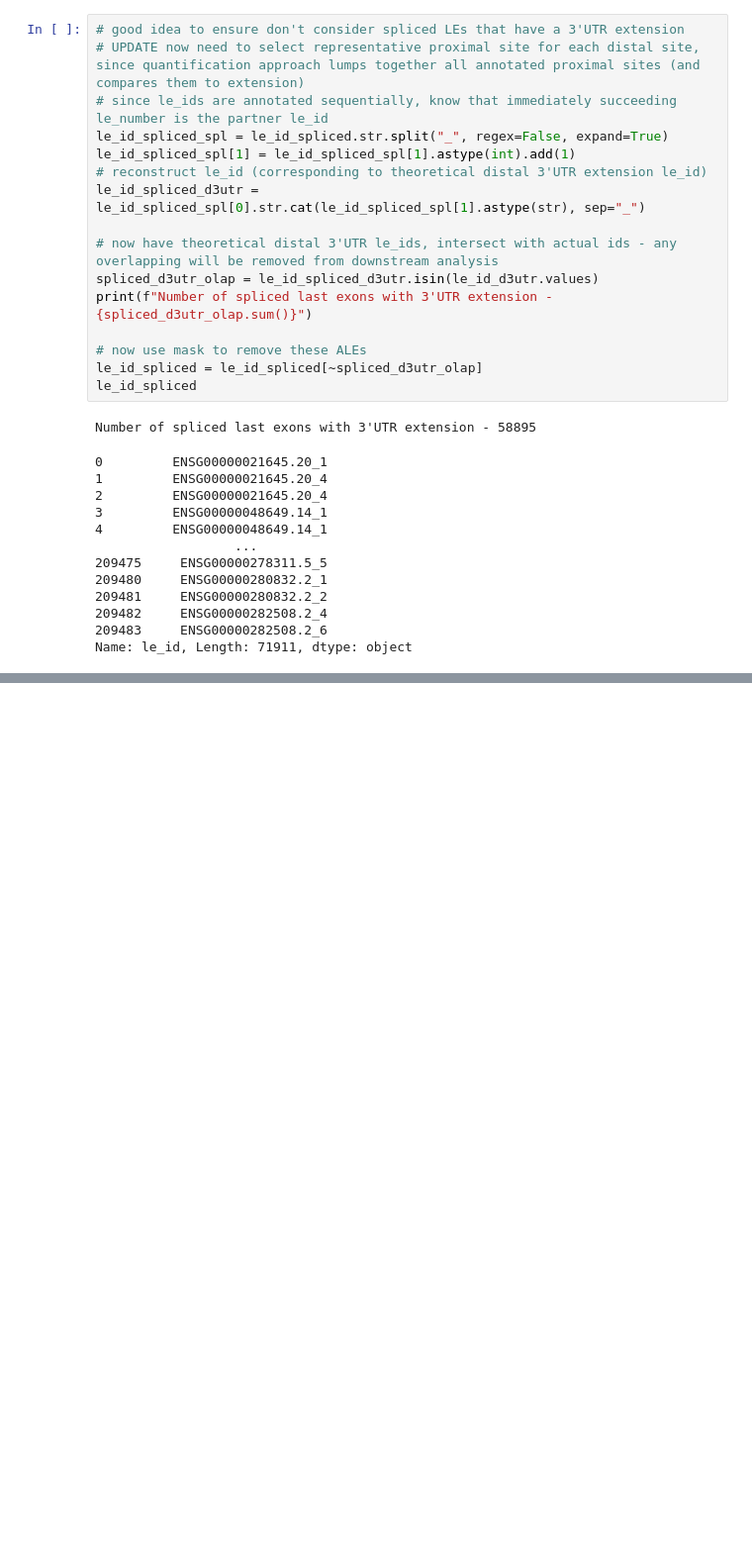
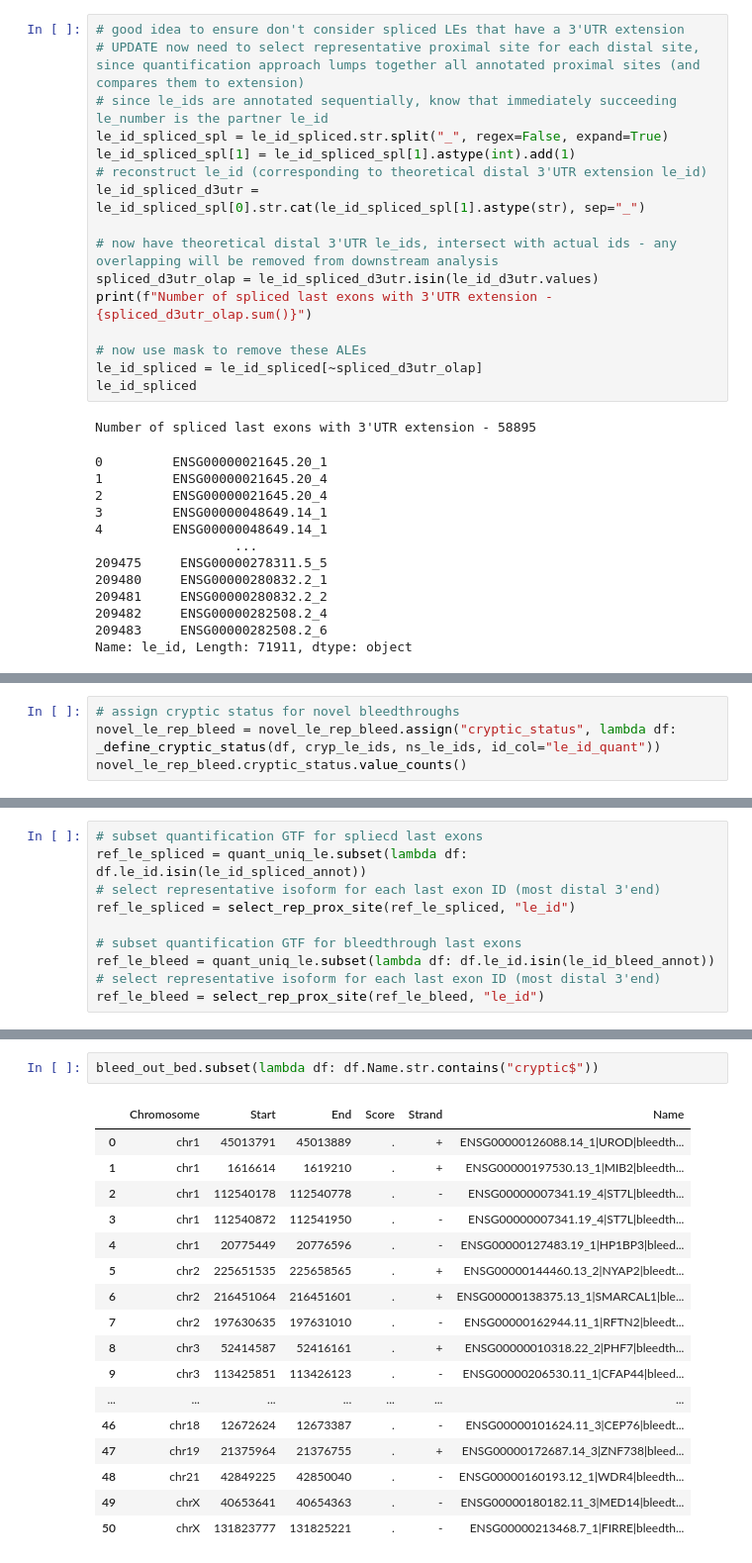
Before and after one commit to frattalab/tdp43-apa, a Jupyter notebook: motifs/notebooks/define_iclip_regions_ale.ipynb, the cells around one changed output, grey strips where cells are left out. Shown: that part at 99% size. Cells and saved outputs as stored; diff of their text form; blank space fills up the shorter version.

```diff
--- a/motifs/notebooks/define_iclip_regions_ale.ipynb
+++ b/motifs/notebooks/define_iclip_regions_ale.ipynb
@@ -77,0 +154,4 @@ print({dec: len(ids) for dec, ids in rep_choices_spliced.items()})
+# %%
+# assign cryptic status for novel bleedthroughs
+novel_le_rep_bleed = novel_le_rep_bleed.assign("cryptic_status", lambda df: _define_cryptic_status(df, cryp_le_ids, ns_le_ids, id_col="le_id_quant"))
+novel_le_rep_bleed.cryptic_status.value_counts()
@@ -77,0 +266,10 @@ print({dec: len(ids) for dec, ids in rep_choices_spliced.items()})
+# %%
+# subset quantification GTF for spliecd last exons
+ref_le_spliced = quant_uniq_le.subset(lambda df: df.le_id.isin(le_id_spliced_annot))
+# select representative isoform for each last exon ID (most distal 3'end)
+ref_le_spliced = select_rep_prox_site(ref_le_spliced, "le_id")
+
+# subset quantification GTF for bleedthrough last exons
+ref_le_bleed = quant_uniq_le.subset(lambda df: df.le_id.isin(le_id_bleed_annot))
+# select representative isoform for each last exon ID (most distal 3'end)
+ref_le_bleed = select_rep_prox_site(ref_le_bleed, "le_id")
@@ -77,0 +409,20 @@ print({dec: len(ids) for dec, ids in rep_choices_spliced.items()})
+# %%
+bleed_out_bed.subset(lambda df: df.Name.str.contains("cryptic$"))
+# %% [output]
+|  | Chromosome | Start | End | Score | Strand | Name |
+| 0 | chr1 | 45013791 | 45013889 | . | + | ENSG00000126088.14_1|UROD|bleedth... |
+| 1 | chr1 | 1616614 | 1619210 | . | + | ENSG00000197530.13_1|MIB2|bleedth... |
+| 2 | chr1 | 112540178 | 112540778 | . | - | ENSG00000007341.19_4|ST7L|bleedth... |
+| 3 | chr1 | 112540872 | 112541950 | . | - | ENSG00000007341.19_4|ST7L|bleedth... |
+| 4 | chr1 | 20775449 | 20776596 | . | - | ENSG00000127483.19_1|HP1BP3|bleed... |
+| 5 | chr2 | 225651535 | 225658565 | . | + | ENSG00000144460.13_2|NYAP2|bleedt... |
+| 6 | chr2 | 216451064 | 216451601 | . | + | ENSG00000138375.13_1|SMARCAL1|ble... |
+| 7 | chr2 | 197630635 | 197631010 | . | - | ENSG00000162944.11_1|RFTN2|bleedt... |
+| 8 | chr3 | 52414587 | 52416161 | . | + | ENSG00000010318.22_2|PHF7|bleedth... |
+| 9 | chr3 | 113425851 | 113426123 | . | - | ENSG00000206530.11_1|CFAP44|bleed... |
+| ... | ... | ... | ... | ... | ... | ... |
+| 46 | chr18 | 12672624 | 12673387 | . | - | ENSG00000101624.11_3|CEP76|bleedt... |
+| 47 | chr19 | 21375964 | 21376755 | . | + | ENSG00000172687.14_3|ZNF738|bleed... |
+| 48 | chr21 | 42849225 | 42850040 | . | - | ENSG00000160193.12_1|WDR4|bleedth... |
+| 49 | chrX | 40653641 | 40654363 | . | - | ENSG00000180182.11_3|MED14|bleedt... |
+| 50 | chrX | 131823777 | 131825221 | . | - | ENSG00000213468.7_1|FIRRE|bleedth... |
```
Also changed, not shown: parts of 20 cells of this notebook, 1 other file.
